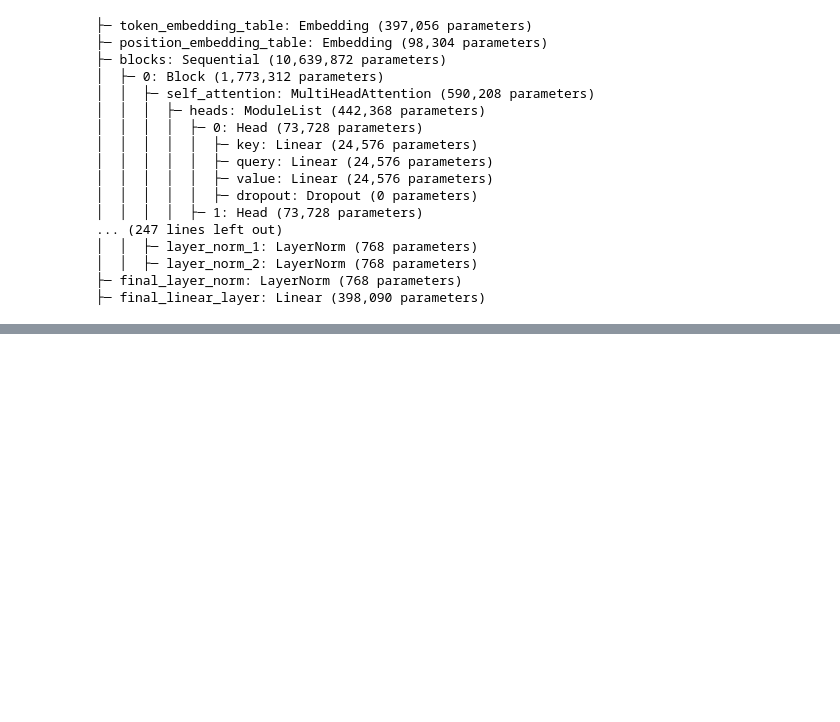
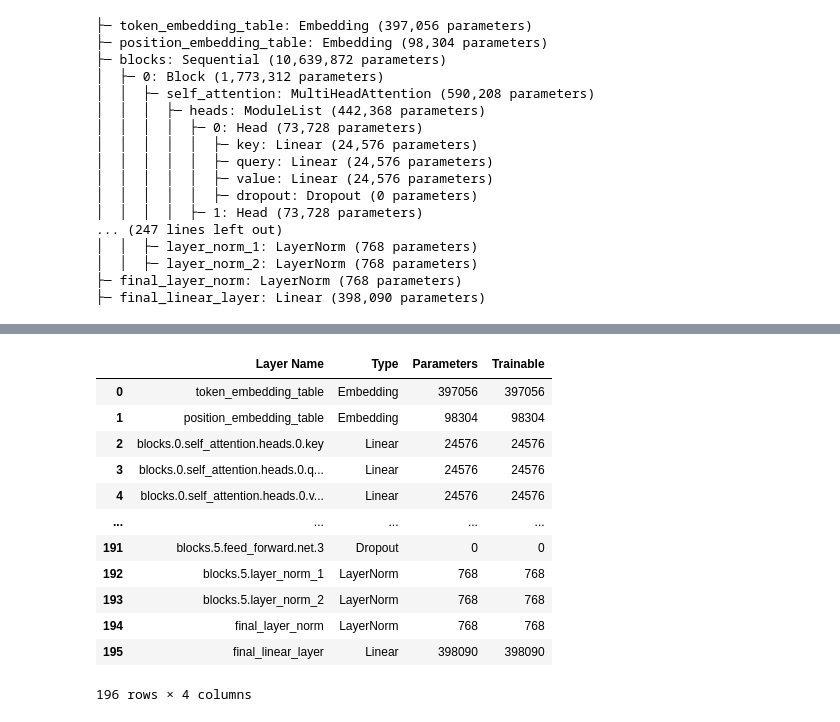
Before and after one commit to sumit-mandal/llm-training-from-scratch, a Jupyter notebook: 3_Transformer_arch.ipynb, the cells around one changed output, grey strips where cells are left out. Drawn from its saved outputs; the diff is of its cells as text; code cells hidden in the pictures; blank space fills up the shorter version.

Commit message:
added transformer layer

```diff
--- a/3_Transformer_arch.ipynb
+++ b/3_Transformer_arch.ipynb
@@ -362,0 +381,37 @@ print_model_structure(model)
+# %%
+import pandas as pd
+
+
+def get_model_stats(model: torch.nn.Module) -> pd.DataFrame:
+    """
+    Create a DataFrame with detailed layer statistics
+    """
+    stats = []
+    for name, module in model.named_modules():
+        if len(list(module.children())) == 0:  # Only leaf modules
+            params = sum(p.numel() for p in module.parameters())
+            stats.append({
+                'Layer Name': name,
+                'Type': module.__class__.__name__,
+                'Parameters': params,
+                'Trainable': sum(p.numel() for p in module.parameters() if p.requires_grad)
+            })
+    return pd.DataFrame(stats)
+
+
+stats_df = get_model_stats(model)
+stats_df
+# %% [output]
+|  | Layer Name | Type | Parameters | Trainable |
+| 0 | token_embedding_table | Embedding | 397056 | 397056 |
+| 1 | position_embedding_table | Embedding | 98304 | 98304 |
+| 2 | blocks.0.self_attention.heads.0.key | Linear | 24576 | 24576 |
+| 3 | blocks.0.self_attention.heads.0.q... | Linear | 24576 | 24576 |
+| 4 | blocks.0.self_attention.heads.0.v... | Linear | 24576 | 24576 |
+| ... | ... | ... | ... | ... |
+| 191 | blocks.5.feed_forward.net.3 | Dropout | 0 | 0 |
+| 192 | blocks.5.layer_norm_1 | LayerNorm | 768 | 768 |
+| 193 | blocks.5.layer_norm_2 | LayerNorm | 768 | 768 |
+| 194 | final_layer_norm | LayerNorm | 768 | 768 |
+| 195 | final_linear_layer | Linear | 398090 | 398090 |
+196 rows × 4 columns
```
Also changed, not shown: parts of 1 cell of this notebook.
